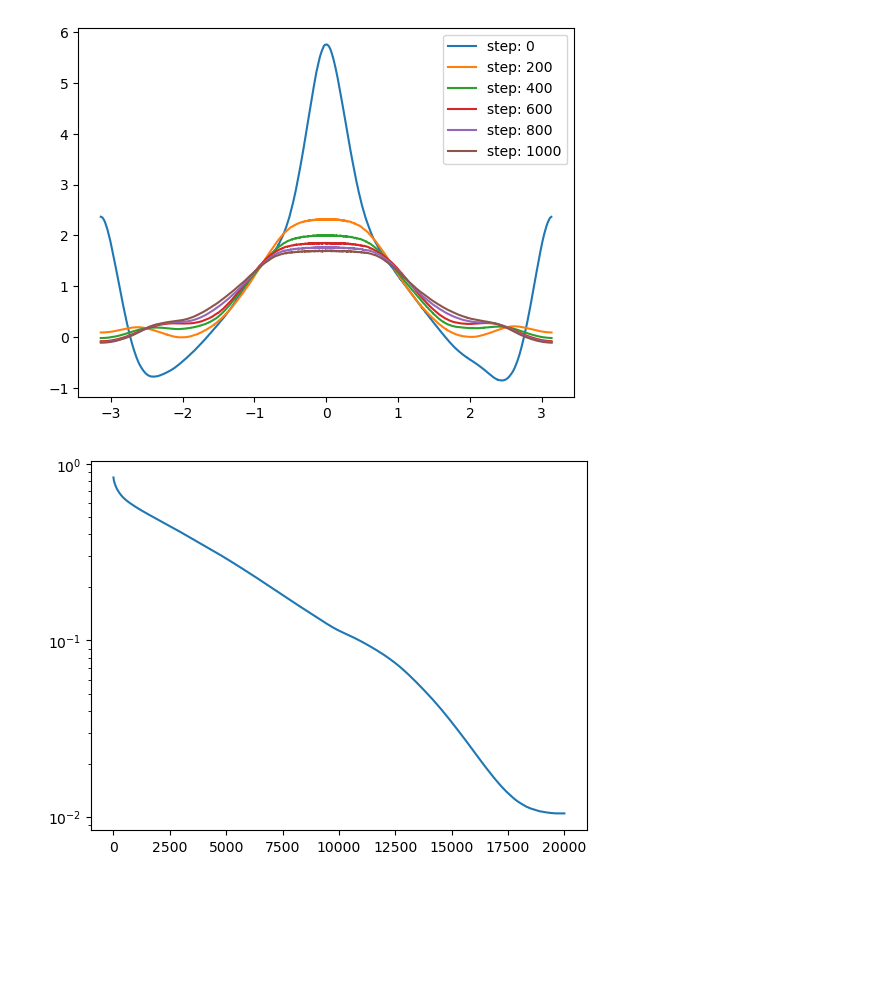
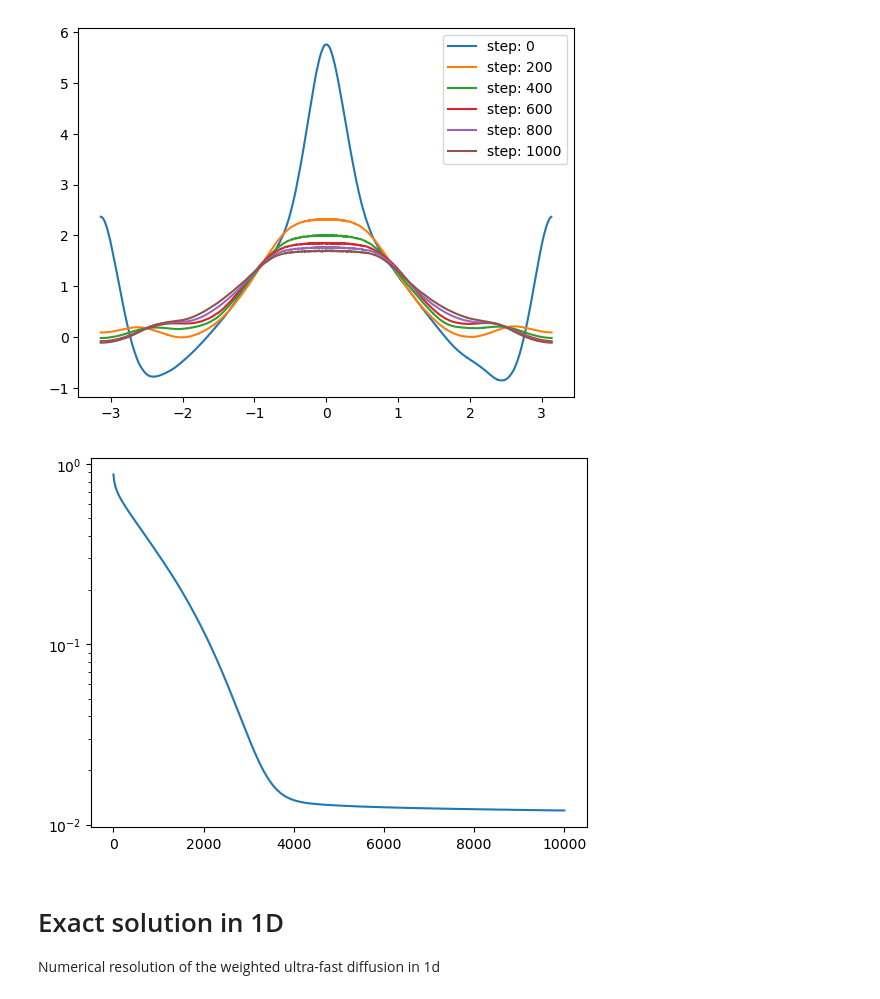
Before and after one commit to rbarboni/VarPro, a Jupyter notebook: VarPro_ReLU_1d_unbiased/Experiment.ipynb, the cells around one changed output. Saved outputs shown, nothing was run; the diff lists cells and outputs as text; code cells hidden in the pictures; blank space fills up the shorter version.

```diff
--- a/VarPro_ReLU_1d_unbiased/Experiment.ipynb
+++ b/VarPro_ReLU_1d_unbiased/Experiment.ipynb
@@ -18,7 +16,8 @@ teacher = SHL(2, teacher_width, activation, bias=False, clipper=clipper)
 
 gamma = 100 ## Parameter controling the shape of the target distribution
 
-Theta = np.linspace(-np.pi, np.pi, teacher_width, endpoint=False)
+#Theta = np.linspace(-np.pi, np.pi, teacher_width, endpoint=False)
+Theta = 2 * np.pi * np.random.rand(teacher_width) - np.pi
 teacher_init = torch.tensor([[np.cos(theta), np.sin(theta)] for theta in Theta], dtype=torch.float32)
 teacher_init = teacher_init @ torch.tensor([[(1+gamma)**0.5, 0], [0, 1]], dtype=torch.float32)
 teacher_init = teacher_init / torch.norm(teacher_init, 2, dim=-1, keepdim=True).expand_as(teacher_init)
@@ -74,12 +73,12 @@ student.feature_model.weight = nn.Parameter(data=init.clone().detach(), requires
 student.clipper(student)
 # %%
 ## Training
-lmbda = 1e-4
-time_scale = 2**(-10)
+lmbda = 1e-2
+time_scale = 2**(-8)
 lr = student_width * time_scale
 
 # biased or unbiased loss
-criterion = VarProCriterionUnbiased(lmbda, projection)
+criterion = VarProCriterionUnbiased(lmbda)
 
 ## one projection to set-up outer layer
 inputs, targets = next(iter(train_loader))
@@ -89,6 +88,9 @@ optimizer = torch.optim.SGD([student.feature_model.weight], lr=lr)
 #optimizer.add_param_group({'lr': 5*student_width*lmbda, 'params': student.outer.weight})
 # %%
 problem = LearningProblem(student, train_loader, optimizer, criterion)
+# %%
+epochs = 10000
+problem.train(epochs)
 # %%
 # training loss
 plt.plot(problem.loss_list)
@@ -131,5 +127,15 @@ distance_list = compute_distance(distance, weight_list, weight_ref, N_eval=2000)
+# %%
+distance_teacher_list = []
+distance_teacher_idx = [int(i) for i in np.linspace(0, len(problem.state_list)-1, 1000)]
+for i in tqdm(distance_teacher_idx):
+    w1 = problem.state_list[i]['feature_model.weight']
+    w2 = teacher.feature_model.weight
+    distance_teacher_list.append(compute_distance(DistanceMMD(), w1, w2).item())
 # %%
-plt.plot(distance_list[1], distance_list[0], label='OT distance')
+plt.plot(distance_teacher_idx, distance_teacher_list)
 plt.yscale('log')
 # %% [output]
-[figure, old version]
+[figure, new version]
+# %% [markdown]
+# Exact solution in 1D
+Numerical resolution of the weighted ultra-fast diffusion in 1d
```
Also changed, not shown: parts of 9 cells of this notebook, 3 other files.
